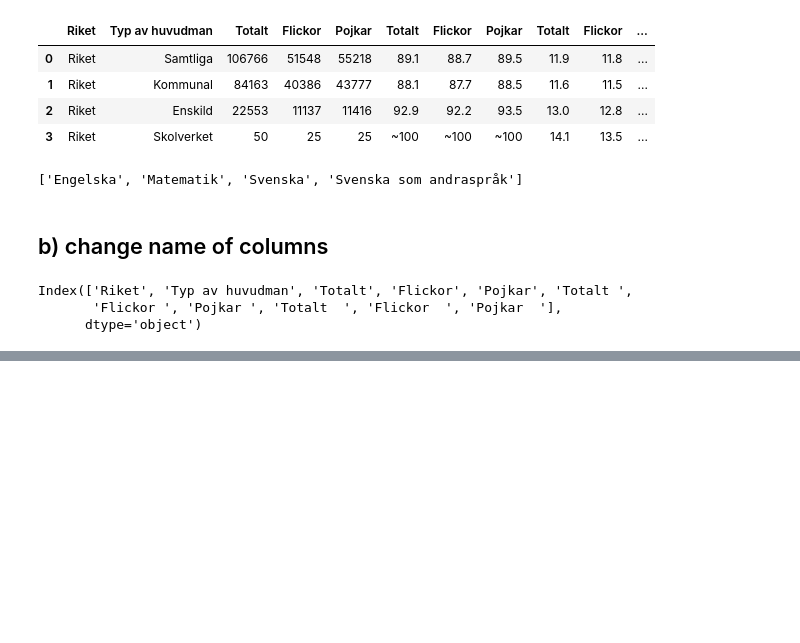
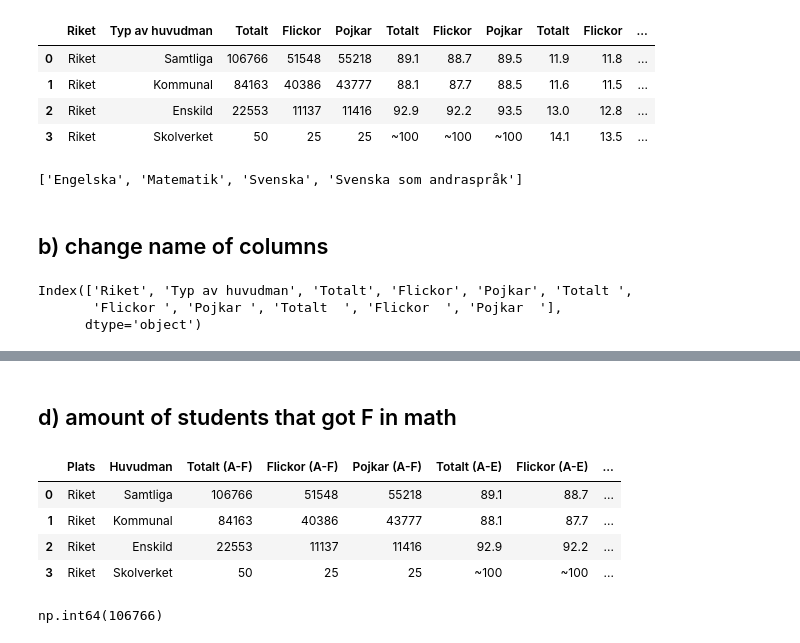
Before and after one commit to katryl-yh/data-platforms-katrin-rylander-de24, a Jupyter notebook: exercises/exercise_1_kg/excercie_1_kg.ipynb, the cells around one changed output, grey strips where cells are left out. Cells and saved outputs as stored; diff of their text form; code cells hidden in the pictures; blank space fills up the shorter version.

```diff
--- a/exercises/exercise_1_kg/excercie_1_kg.ipynb
+++ b/exercises/exercise_1_kg/excercie_1_kg.ipynb
@@ -86,0 +115,32 @@ Index(['Riket', 'Typ av huvudman', 'Totalt (A-F)', 'Flickor (A-F)',
+# %% [markdown]
+## d) amount of students that got F in math
+# %%
+# Totalt (A-F) - all students in a Huvudman
+# Totalt (A-E) - % students that have passed in a Huvudman
+
+# pick Huvudman Samtliga
+
+df_math = df_dict_cleaned["Matematik"]
+df_math
+# %% [output]
+|  | Plats | Huvudman | Totalt (A-F) | Flickor (A-F) | Pojkar (A-F) | Totalt (A-E) | Flickor (A-E) | ... |
+| 0 | Riket | Samtliga | 106766 | 51548 | 55218 | 89.1 | 88.7 | ... |
+| 1 | Riket | Kommunal | 84163 | 40386 | 43777 | 88.1 | 87.7 | ... |
+| 2 | Riket | Enskild | 22553 | 11137 | 11416 | 92.9 | 92.2 | ... |
+| 3 | Riket | Skolverket | 50 | 25 | 25 | ~100 | ~100 | ... |
+# %%
+# one way is to use duckdb
+
+import duckdb
+
+total_students = duckdb.query(
+    """
+    SELECT "Totalt (A-F)"
+    FROM df_math
+    WHERE huvudman = 'Samtliga'
+"""
+).df().values[0][0]
+
+total_students
+# %% [output]
+np.int64(106766)
```
Also changed, not shown: parts of 12 cells of this notebook.
